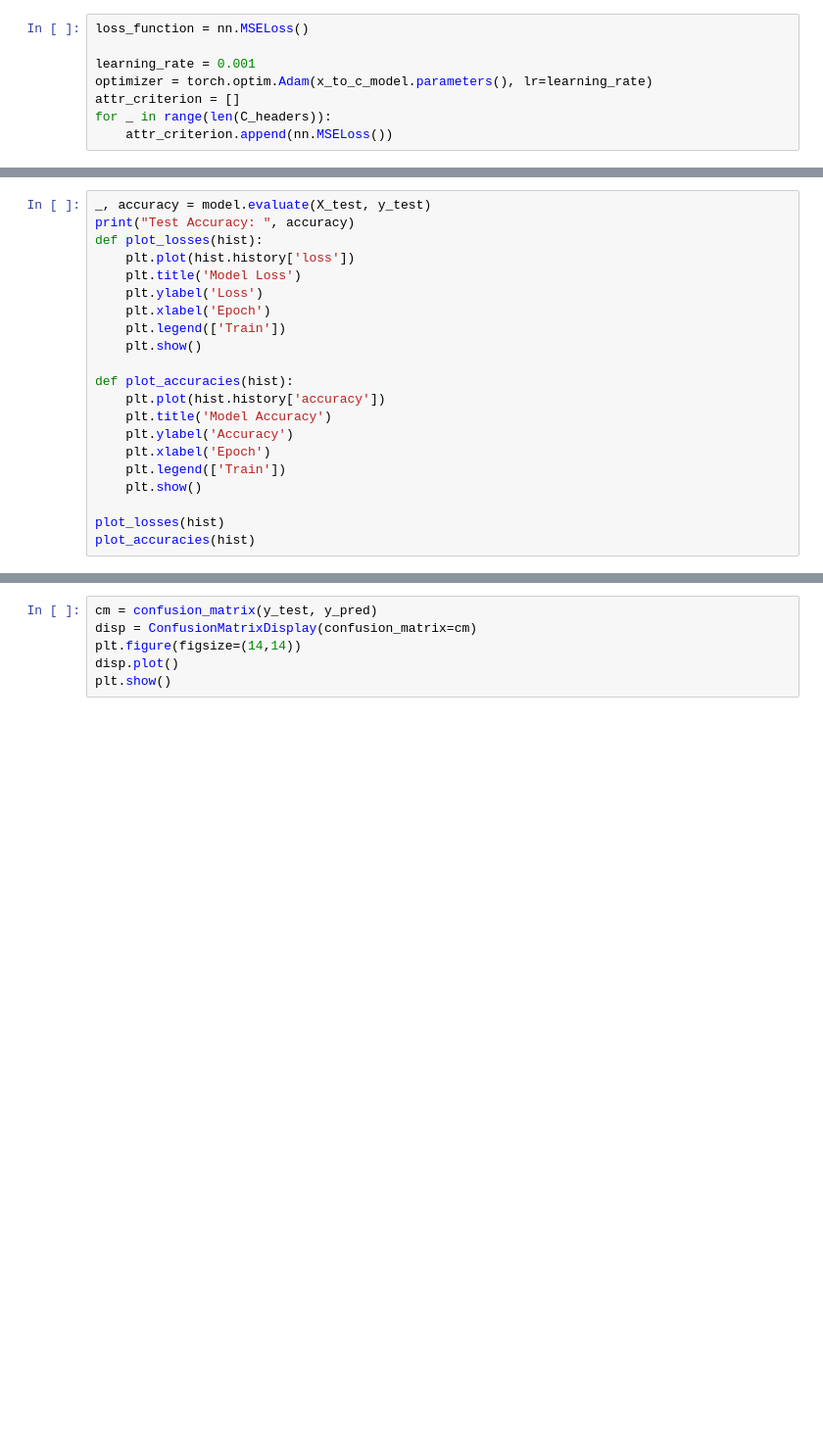
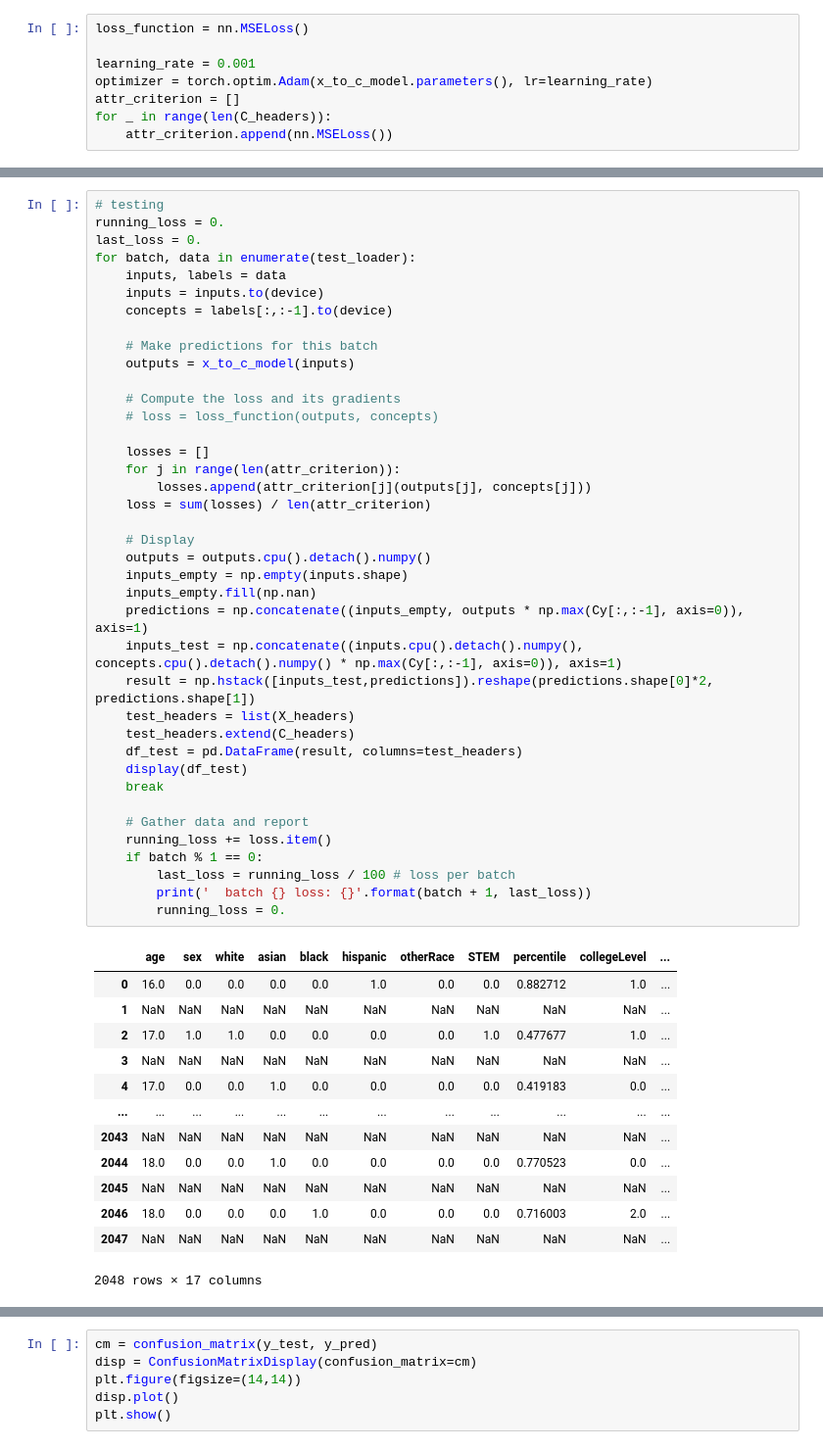
Before and after one commit to Coaster41/College-Admissions-Toy-Data-Generator, a Jupyter notebook: College_Admission_Evaluator.ipynb, the cells around one changed output, grey strips where cells are left out. Shown: that part at 98% size. Drawn from its saved outputs; the diff is of its cells as text; blank space fills up the shorter version.

```diff
--- a/College_Admission_Evaluator.ipynb
+++ b/College_Admission_Evaluator.ipynb
@@ -163,24 +180,56 @@ plt.show()
-# %%
-_, accuracy = model.evaluate(X_test, y_test)
-print("Test Accuracy: ", accuracy)
-def plot_losses(hist):
-    plt.plot(hist.history['loss'])
-    plt.title('Model Loss')
-    plt.ylabel('Loss')
-    plt.xlabel('Epoch')
-    plt.legend(['Train'])
-    plt.show()
-
-def plot_accuracies(hist):
-    plt.plot(hist.history['accuracy'])
-    plt.title('Model Accuracy')
-    plt.ylabel('Accuracy')
-    plt.xlabel('Epoch')
-    plt.legend(['Train'])
-    plt.show()
-
-plot_losses(hist)
-plot_accuracies(hist)
+# %%
+# testing
+running_loss = 0.
+last_loss = 0.
+for batch, data in enumerate(test_loader):
+    inputs, labels = data
+    inputs = inputs.to(device)
+    concepts = labels[:,:-1].to(device)
+
+    # Make predictions for this batch
+    outputs = x_to_c_model(inputs)
+
+    # Compute the loss and its gradients
+    # loss = loss_function(outputs, concepts)
+
+    losses = []
+    for j in range(len(attr_criterion)):
+        losses.append(attr_criterion[j](outputs[j], concepts[j]))
+    loss = sum(losses) / len(attr_criterion)
+
+    # Display
+    outputs = outputs.cpu().detach().numpy()
+    inputs_empty = np.empty(inputs.shape)
+    inputs_empty.fill(np.nan)
+    predictions = np.concatenate((inputs_empty, outputs * np.max(Cy[:,:-1], axis=0)), axis=1)
+    inputs_test = np.concatenate((inputs.cpu().detach().numpy(), concepts.cpu().detach().numpy() * np.max(Cy[:,:-1], axis=0)), axis=1)
+    result = np.hstack([inputs_test,predictions]).reshape(predictions.shape[0]*2, predictions.shape[1])
+    test_headers = list(X_headers)
+    test_headers.extend(C_headers)
+    df_test = pd.DataFrame(result, columns=test_headers)
+    display(df_test)
+    break
+
+    # Gather data and report
+    running_loss += loss.item()
+    if batch % 1 == 0:
+        last_loss = running_loss / 100 # loss per batch
+        print('  batch {} loss: {}'.format(batch + 1, last_loss))
+        running_loss = 0.
+# %% [output]
+|  | age | sex | white | asian | black | hispanic | otherRace | STEM | percentile | collegeLevel | ... |
+| 0 | 16.0 | 0.0 | 0.0 | 0.0 | 0.0 | 1.0 | 0.0 | 0.0 | 0.882712 | 1.0 | ... |
+| 1 | NaN | NaN | NaN | NaN | NaN | NaN | NaN | NaN | NaN | NaN | ... |
+| 2 | 17.0 | 1.0 | 1.0 | 0.0 | 0.0 | 0.0 | 0.0 | 1.0 | 0.477677 | 1.0 | ... |
+| 3 | NaN | NaN | NaN | NaN | NaN | NaN | NaN | NaN | NaN | NaN | ... |
+| 4 | 17.0 | 0.0 | 0.0 | 1.0 | 0.0 | 0.0 | 0.0 | 0.0 | 0.419183 | 0.0 | ... |
+| ... | ... | ... | ... | ... | ... | ... | ... | ... | ... | ... | ... |
+| 2043 | NaN | NaN | NaN | NaN | NaN | NaN | NaN | NaN | NaN | NaN | ... |
+| 2044 | 18.0 | 0.0 | 0.0 | 1.0 | 0.0 | 0.0 | 0.0 | 0.0 | 0.770523 | 0.0 | ... |
+| 2045 | NaN | NaN | NaN | NaN | NaN | NaN | NaN | NaN | NaN | NaN | ... |
+| 2046 | 18.0 | 0.0 | 0.0 | 0.0 | 1.0 | 0.0 | 0.0 | 0.0 | 0.716003 | 2.0 | ... |
+| 2047 | NaN | NaN | NaN | NaN | NaN | NaN | NaN | NaN | NaN | NaN | ... |
+2048 rows × 17 columns
 # %%
 # clf = tree.DecisionTreeClassifier()
 # clf = LogisticRegression(random_state=0)
```
Also changed, not shown: parts of 6 cells of this notebook, 1 other file.
